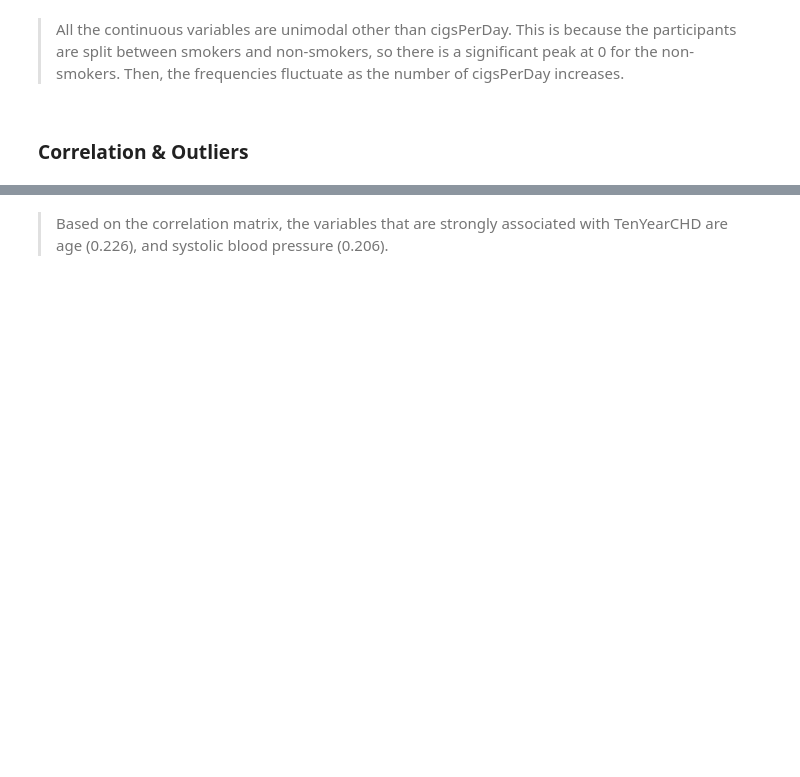
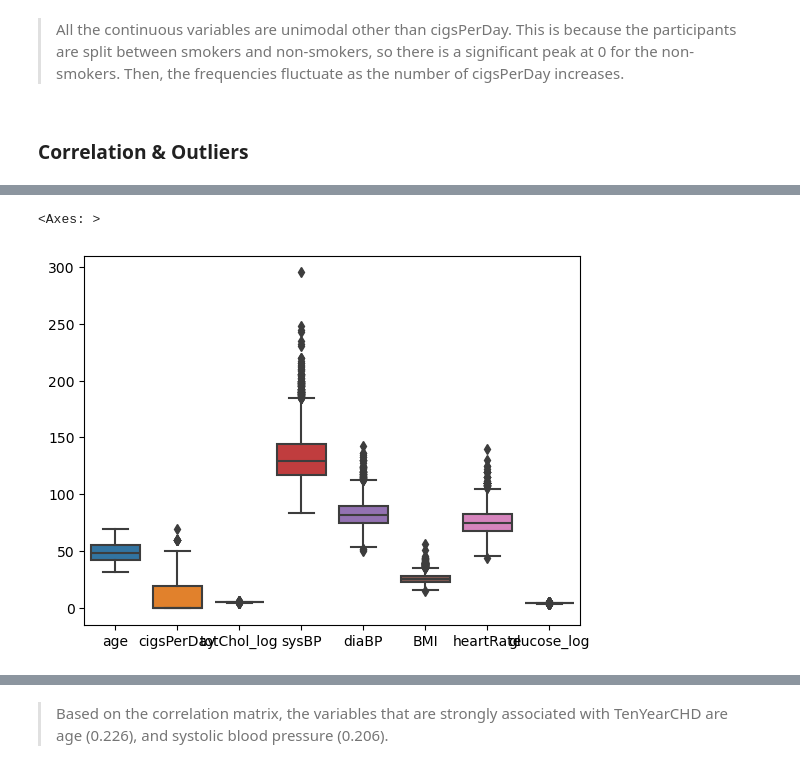
Before and after one commit to farhaniwnl/project_chd_crg3ts, a Jupyter notebook: drafting.ipynb, the cells around one changed output, grey strips where cells are left out. Cells and saved outputs as stored; diff of their text form; code cells hidden in the pictures; blank space fills up the shorter version.

```diff
--- a/drafting.ipynb
+++ b/drafting.ipynb
@@ -105,3 +128,13 @@ Name: TenYearCHD, Length: 487, dtype: bool
+# %%
+train_data['totChol_log'] = np.log(train_data['totChol'])
+train_data['glucose_log'] = np.log(train_data['glucose'])
+# train_data['sysBP_log'] = np.log(train_data['sysBP'])
+# train_data['BMI_log'] = np.log(train_data['BMI'])
+train_data = train_data.drop(['totChol', 'glucose'], axis=1)
+sns.boxplot(data=train_data.loc[:, ['age', 'cigsPerDay', 'totChol_log', 'sysBP', 'diaBP', 'BMI', 'heartRate', 'glucose_log']])
+# %% [output]
+<Axes: >
+[figure, added]
 # %%
 train_data.corr()
 # %% [output]
```
Also changed, not shown: parts of 8 cells of this notebook.
